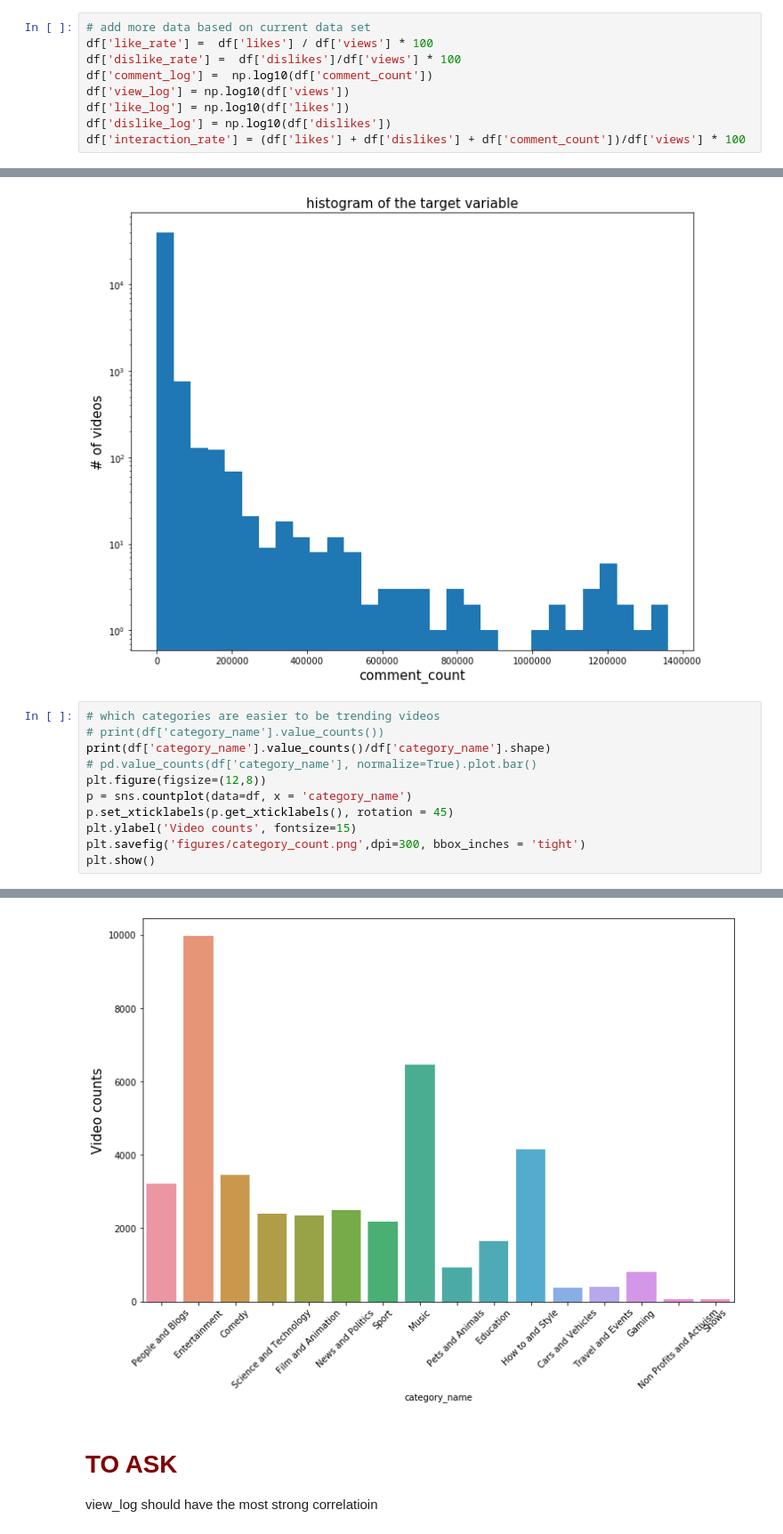
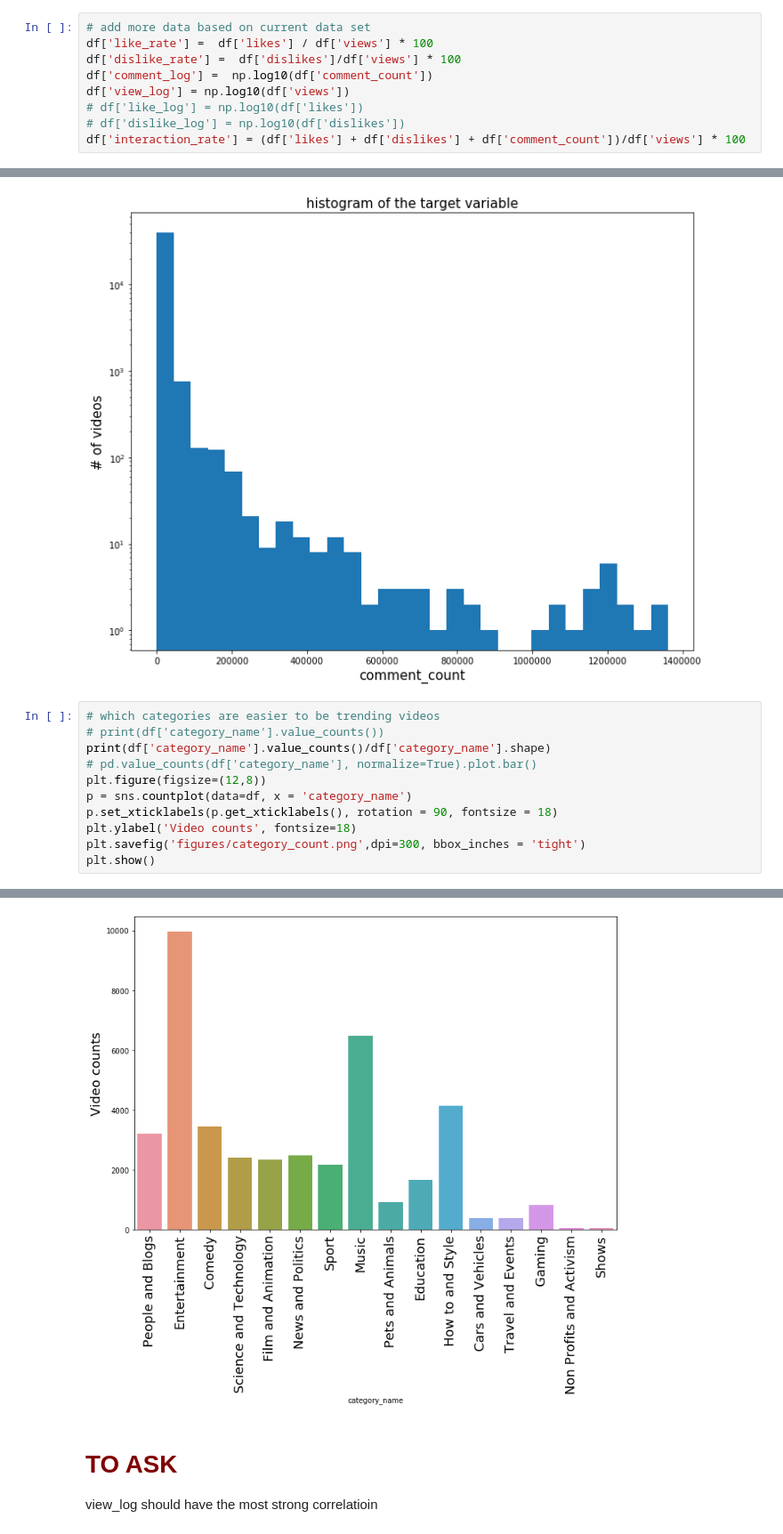
Before and after one commit to tongxinw/YouTube_video_analysis, a Jupyter notebook: process.ipynb, the cells around one changed output, grey strips where cells are left out. Shown at 89% size. Cells and saved outputs as stored; diff of their text form.

```diff
--- a/process.ipynb
+++ b/process.ipynb
@@ -96,8 +96,8 @@ df['like_rate'] =  df['likes'] / df['views'] * 100
 df['dislike_rate'] =  df['dislikes']/df['views'] * 100
 df['comment_log'] =  np.log10(df['comment_count'])
 df['view_log'] = np.log10(df['views'])
-df['like_log'] = np.log10(df['likes'])
-df['dislike_log'] = np.log10(df['dislikes'])
+# df['like_log'] = np.log10(df['likes'])
+# df['dislike_log'] = np.log10(df['dislikes'])
 df['interaction_rate'] = (df['likes'] + df['dislikes'] + df['comment_count'])/df['views'] * 100
 # %%
 df.columns
@@ -207,33 +206,33 @@ plt.show()
 # %%
 # which categories are easier to be trending videos
 # print(df['category_name'].value_counts())
 print(df['category_name'].value_counts()/df['category_name'].shape)
 # pd.value_counts(df['category_name'], normalize=True).plot.bar()
 plt.figure(figsize=(12,8))
 p = sns.countplot(data=df, x = 'category_name')
-p.set_xticklabels(p.get_xticklabels(), rotation = 45)
-plt.ylabel('Video counts', fontsize=15)
+p.set_xticklabels(p.get_xticklabels(), rotation = 90, fontsize = 18)
+plt.ylabel('Video counts', fontsize=18)
 plt.savefig('figures/category_count.png',dpi=300, bbox_inches = 'tight')
 plt.show()
 # %% [output]
 Entertainment               0.243327
 Music                       0.158050
 How to and Style            0.101248
 Comedy                      0.084422
 People and Blogs            0.078390
 News and Politics           0.060734
 Science and Technology      0.058634
 Film and Animation          0.057266
 Sport                       0.053090
 Education                   0.040441
 Pets and Animals            0.022467
 Gaming                      0.019952
 Travel and Events           0.009817
 Cars and Vehicles           0.009378
 Shows                       0.001392
 Non Profits and Activism    0.001392
 Name: category_name, dtype: float64
-[figure, old version]
+[figure, new version]
 # %% [markdown]
 # <font color = maroon>TO ASK</font> #
 view_log should have the most strong correlatioin
```
Also changed, not shown: parts of 7 cells of this notebook, 4 other files.
